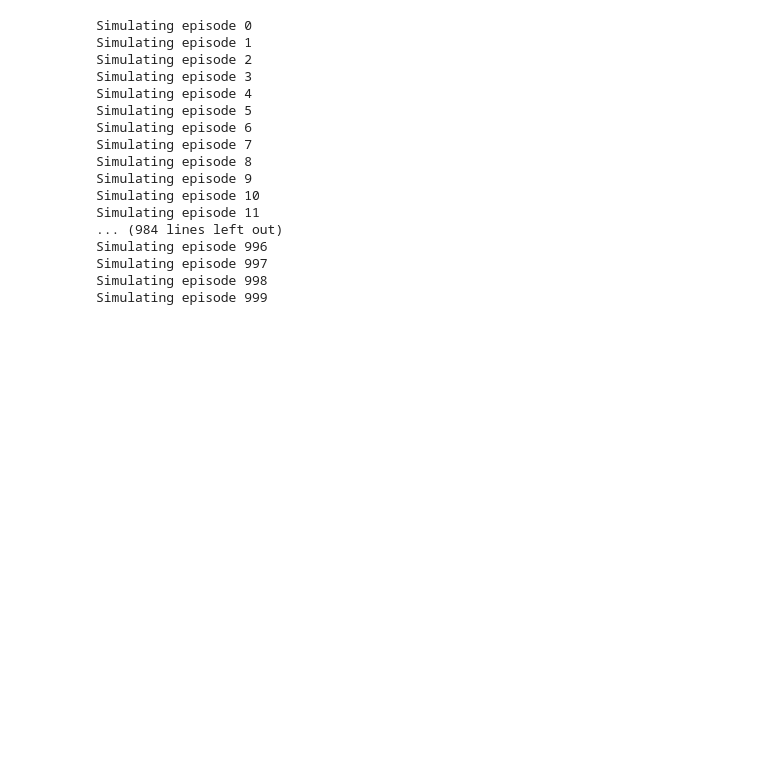
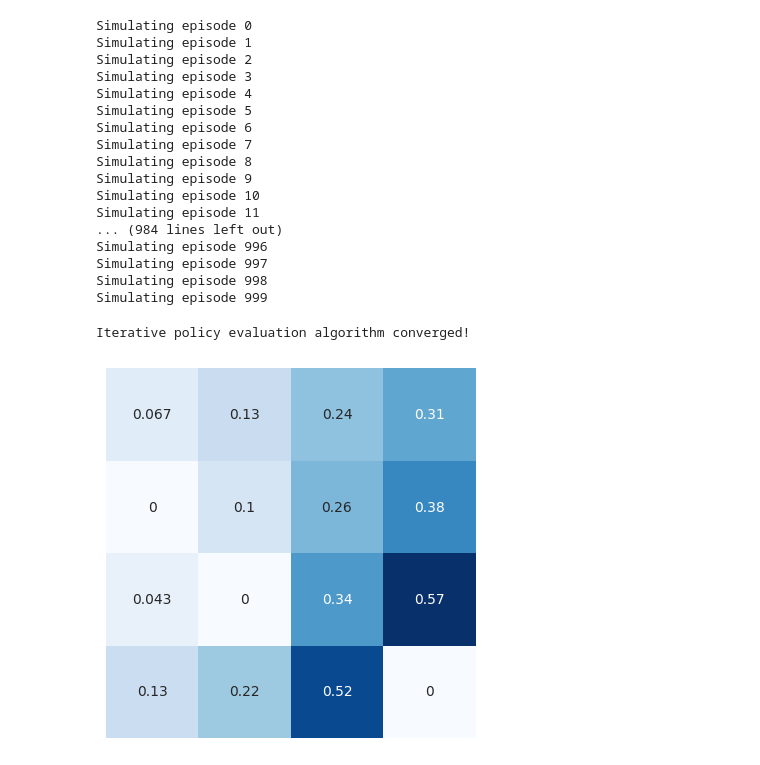
Before and after one commit to AniIvanyan/Frozen_-Lake_RL, a Jupyter notebook: Frozen_Lake.ipynb, the cells around one changed output. Saved outputs shown, nothing was run; the diff lists cells and outputs as text; code cells hidden in the pictures; blank space fills up the shorter version.

```diff
--- a/Frozen_Lake.ipynb
+++ b/Frozen_Lake.ipynb
@@ -29,3 +32,18 @@ Simulating episode 996
 Simulating episode 997
 Simulating episode 998
 Simulating episode 999
+# %%
+# Initializes policy to be uniform
+num_states = env.observation_space.n
+num_actions = env.action_space.n
+initial_policy = np.ones((num_states, num_actions)) / num_actions
+valueFunctionVectorInitial=np.zeros(env.observation_space.n)
+# %%
+# Learns value function using iterative policy evaluation, 1000 iterations, 1e-6 tolerance
+estiamtedValueIterative=iterative_policy_evaluation(env,valueFunctionVectorInitial,initial_policy,1,1000,10**(-6))
+# %% [output]
+Iterative policy evaluation algorithm converged!
+# %%
+visualize_valueFuntion(estiamtedValueIterative, shape=4,fileNameToSave='iterativePolicyEvaluationEstimated.png')
+# %% [output]
+[figure, added]
```
Also changed, not shown: parts of 6 cells of this notebook, 3 other files.
